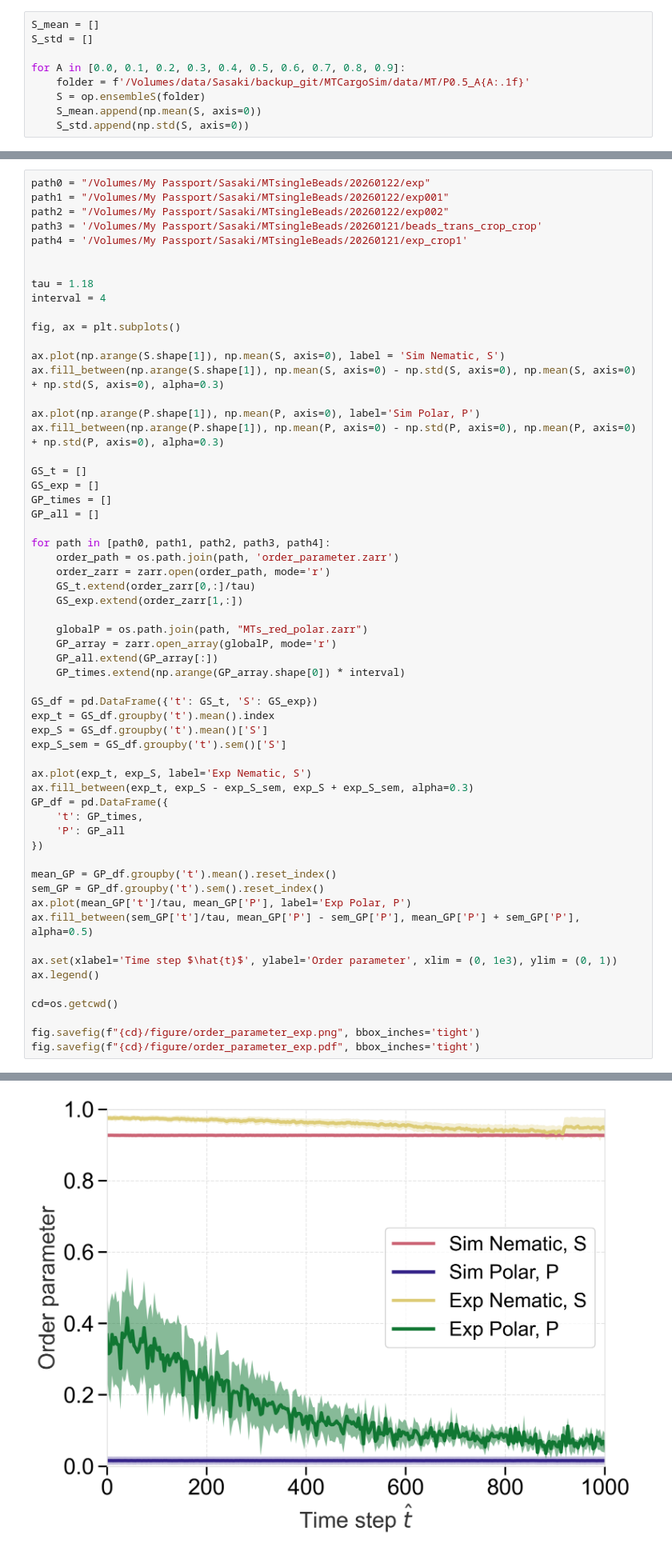
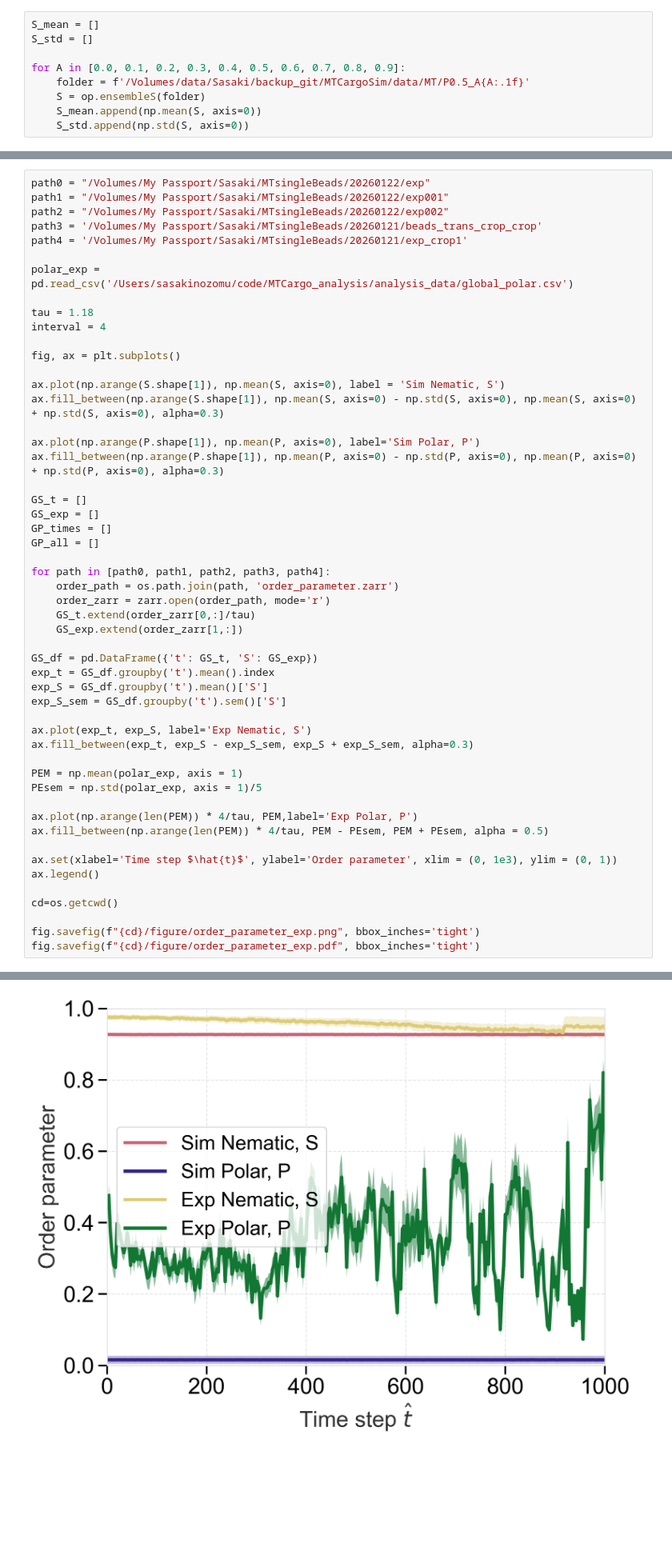
Before and after one commit to wppppupr/MTCargoSim, a Jupyter notebook: analysis/graph/order.ipynb, the cells around one changed output, grey strips where cells are left out. Shown at 80% size. Drawn from its saved outputs; the diff is of its cells as text; blank space fills up the shorter version.

```diff
--- a/analysis/graph/order.ipynb
+++ b/analysis/graph/order.ipynb
@@ -69,6 +69,7 @@ path2 = "/Volumes/My Passport/Sasaki/MTsingleBeads/20260122/exp002"
 path3 = '/Volumes/My Passport/Sasaki/MTsingleBeads/20260121/beads_trans_crop_crop'
 path4 = '/Volumes/My Passport/Sasaki/MTsingleBeads/20260121/exp_crop1'
 
+polar_exp = pd.read_csv('/Users/sasakinozomu/code/MTCargo_analysis/analysis_data/global_polar.csv')
 
 tau = 1.18
 interval = 4
@@ -92,11 +93,6 @@ for path in [path0, path1, path2, path3, path4]:
     GS_t.extend(order_zarr[0,:]/tau)
     GS_exp.extend(order_zarr[1,:])
 
-    globalP = os.path.join(path, "MTs_red_polar.zarr")
-    GP_array = zarr.open_array(globalP, mode='r')
-    GP_all.extend(GP_array[:])
-    GP_times.extend(np.arange(GP_array.shape[0]) * interval)
-
 GS_df = pd.DataFrame({'t': GS_t, 'S': GS_exp})
 exp_t = GS_df.groupby('t').mean().index
 exp_S = GS_df.groupby('t').mean()['S']
@@ -104,15 +100,12 @@ exp_S_sem = GS_df.groupby('t').sem()['S']
 
 ax.plot(exp_t, exp_S, label='Exp Nematic, S')
 ax.fill_between(exp_t, exp_S - exp_S_sem, exp_S + exp_S_sem, alpha=0.3)
-GP_df = pd.DataFrame({
-    't': GP_times,
-    'P': GP_all
-})
 
-mean_GP = GP_df.groupby('t').mean().reset_index()
-sem_GP = GP_df.groupby('t').sem().reset_index()
-ax.plot(mean_GP['t']/tau, mean_GP['P'], label='Exp Polar, P')
-ax.fill_between(sem_GP['t']/tau, mean_GP['P'] - sem_GP['P'], mean_GP['P'] + sem_GP['P'], alpha=0.5)
+PEM = np.mean(polar_exp, axis = 1)
+PEsem = np.std(polar_exp, axis = 1)/5
+
+ax.plot(np.arange(len(PEM)) * 4/tau, PEM,label='Exp Polar, P')
+ax.fill_between(np.arange(len(PEM)) * 4/tau, PEM - PEsem, PEM + PEsem, alpha = 0.5)
 
 ax.set(xlabel='Time step $\hat{t}$', ylabel='Order parameter', xlim = (0, 1e3), ylim = (0, 1))
 ax.legend()
@@ -125,4 +119,4 @@ fig.savefig(f"{cd}/figure/order_parameter_exp.pdf", bbox_inches='tight')
-[figure, old version]
+[figure, new version]
 # %%
 OP_list = np.array([order_zarr[0,:]/tau, order_zarr[1,:]]).T
 # %%
```
Also changed, not shown: parts of 1 cell of this notebook, 2 other files.
